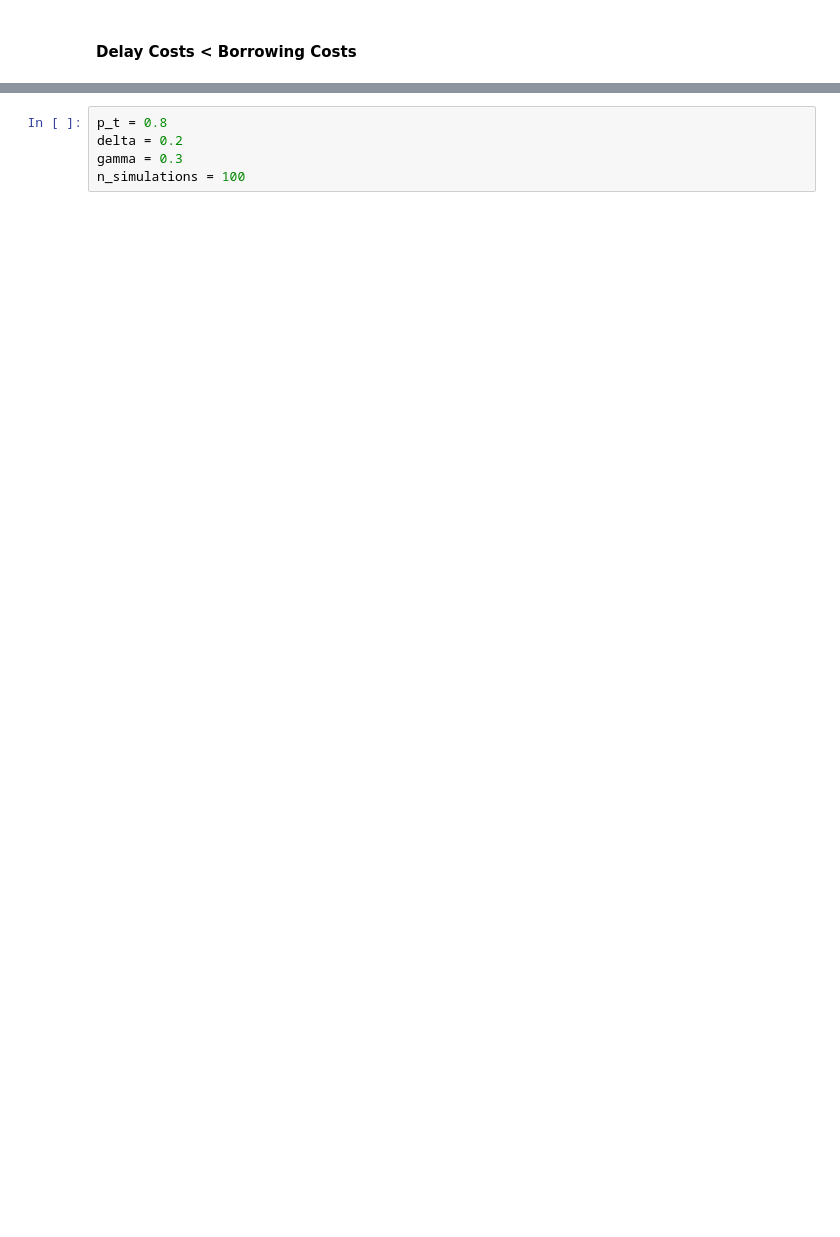
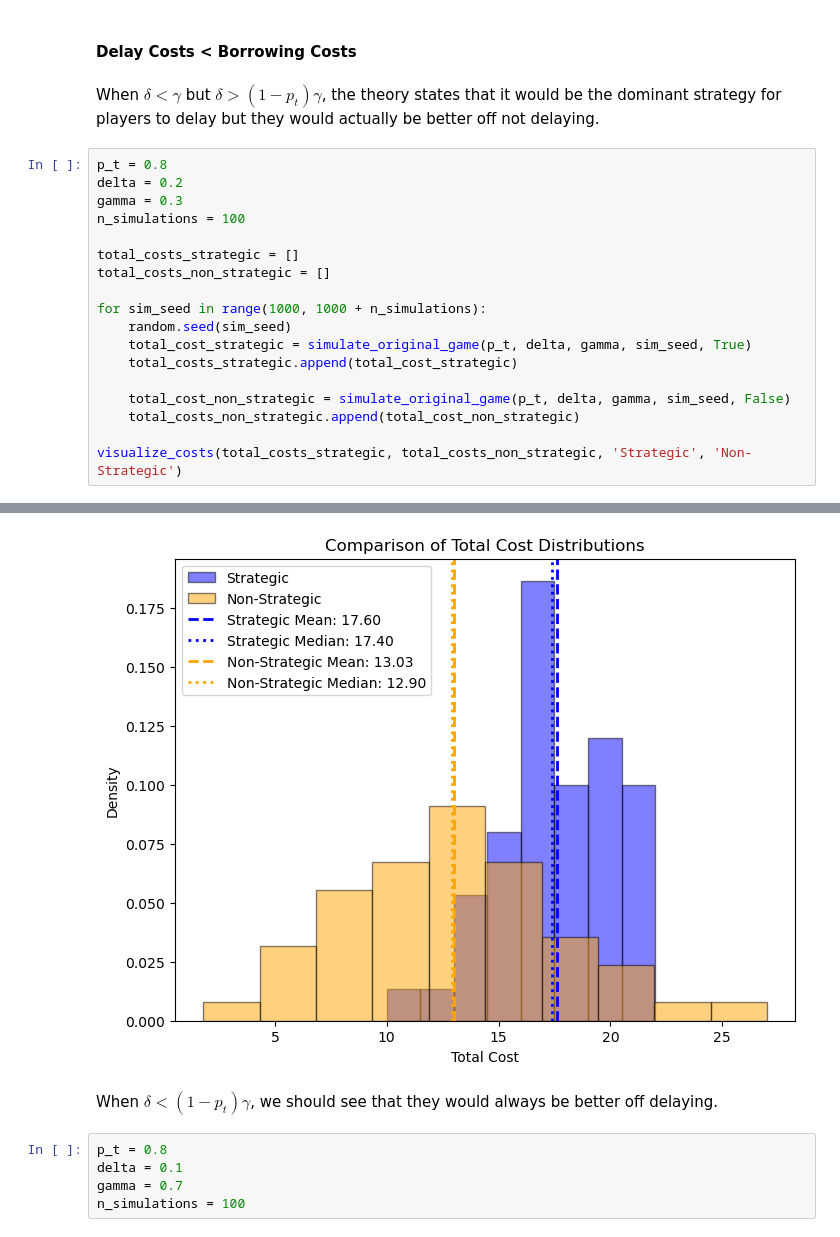
Before and after one commit to KennethSee/IntradayLiquidityGameSimulation, a Jupyter notebook: simulation.ipynb, the cells around one changed output, grey strips where cells are left out. Saved outputs shown, nothing was run; the diff lists cells and outputs as text; blank space fills up the shorter version.

```diff
--- a/simulation.ipynb
+++ b/simulation.ipynb
@@ -559,2 +634,23 @@ Standard Deviation: 2.725214853915192
 # %% [markdown]
 #### Delay Costs < Borrowing Costs
+# %% [markdown]
+When $\delta < \gamma$ but $\delta > (1 - p_t)\gamma$, the theory states that it would be the dominant strategy for players to delay but they would actually be better off not delaying.
+# %%
+p_t = 0.8
+delta = 0.2
+gamma = 0.3
+n_simulations = 100
+
+total_costs_strategic = []
+total_costs_non_strategic = []
+
+for sim_seed in range(1000, 1000 + n_simulations):
+    random.seed(sim_seed)
+    total_cost_strategic = simulate_original_game(p_t, delta, gamma, sim_seed, True)
+    total_costs_strategic.append(total_cost_strategic)
+
+    total_cost_non_strategic = simulate_original_game(p_t, delta, gamma, sim_seed, False)
+    total_costs_non_strategic.append(total_cost_non_strategic)
+
+visualize_costs(total_costs_strategic, total_costs_non_strategic, 'Strategic', 'Non-Strategic')
+# %% [output]
@@ -561,7 +674,10 @@ Standard Deviation: 2.725214853915192
+[figure, added]
+# %% [markdown]
+When $\delta < (1-p_t)\gamma$, we should see that they would always be better off delaying.
 # %%
 p_t = 0.8
-delta = 0.2
-gamma = 0.3
+delta = 0.1
+gamma = 0.7
 n_simulations = 100
 # %%
 total_costs_strategic = []
```
Also changed, not shown: parts of 11 cells of this notebook.
